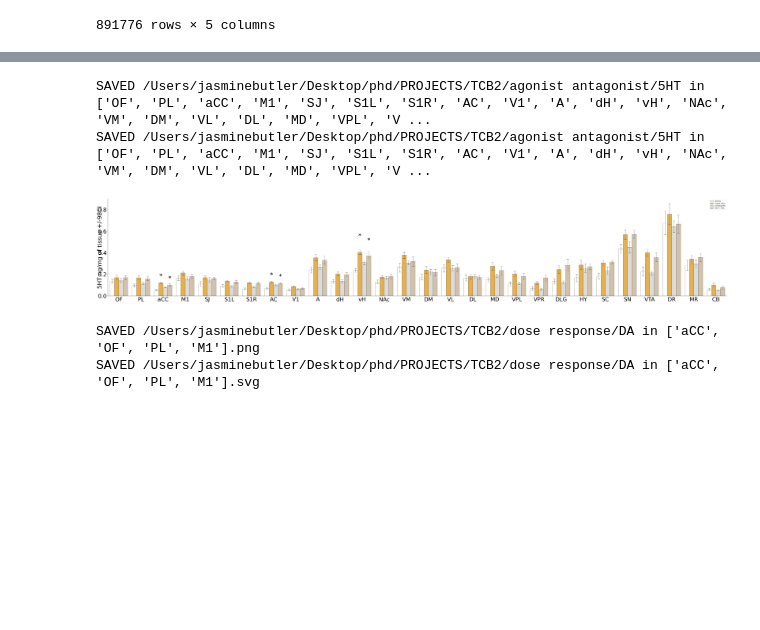
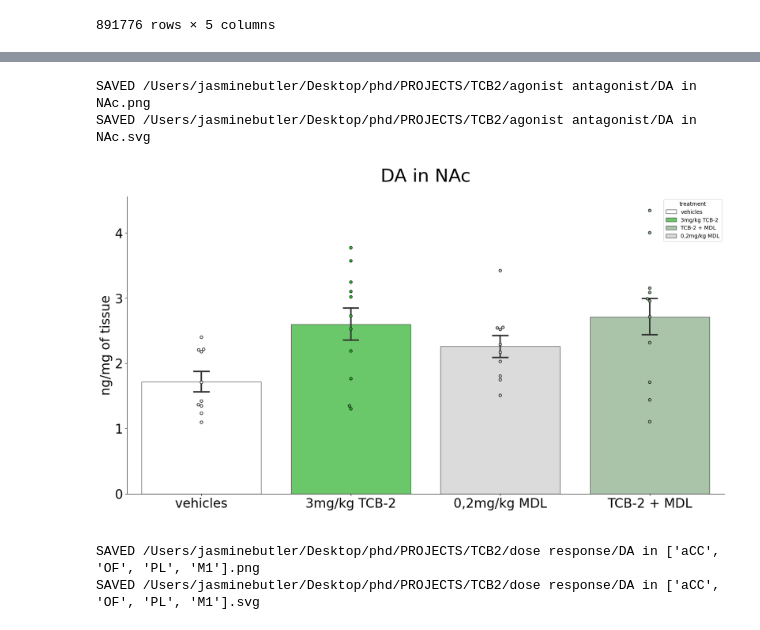
Before and after one commit to remicorne/phd, a Jupyter notebook: NEW_DASH.ipynb, the cells around one changed output, grey strips where cells are left out. Cells and saved outputs as stored; diff of their text form; code cells hidden in the pictures; blank space fills up the shorter version.

```diff
--- a/NEW_DASH.ipynb
+++ b/NEW_DASH.ipynb
@@ -89,39 +97,41 @@ Palette("TCB2").open()
 legit_regions = ["OF","PL","aCC","M1","SJ","S1L","S1R","AC","V1","A","dH","vH","NAc","VM","DM","VL","DL","MD","VPL","VPR","DLG","HY","SC","SN","VTA","DR","MR","CB"]
 high_DA = ['A','NAc', 'VM', 'DM', 'VL', 'DL', 'VTA']
 low_DA = ["OF","PL","aCC","M1","SJ","S1L","S1R","AC","V1","dH","vH","MD","VPL","VPR","DLG","HY","SC","SN","DR","MR","CB"]
 
 
 
 DA_high_sig = ['A','NAc', 'MD', 'HY'] #CROP 4 FIG / agg_antag ["NAc", "VM", "DM", "VL", "DL"]
 DA_low_sig = ["PL","aCC","S1L","S1R","DLG","HY","SC","DR"] #  /   agg_antag ["PL", "aCC", "S1L", "MR"]
 DOPAC_DA_sig = ["PL","aCC", "S1R","DM","DLG","CB"]
 toiMT_DA_sig = ["NAc","VM","DM","VL","DL"]
 HVA_DA_sig = ["dH", "HY", "SC","CB", "VTA"] #VTA sig two way agg antag
 
 NA_sig= ['aCC','vH', 'NAc','VPR','HY', 'SC', 'SN','VTA'] #VMA/NA in DLG add vH too for summary style / agg_ant ["aCC", "vH"]
 VMA_NA_sig = ['DLG']
 
+# "aCC" # ['5HT', 'DA', "NA", 'HVA'] # ["5HIAA/5HT", "5HT/5HTP", "DOPAC/DA"]
+
 from module.core.Figure import Histogram
 hist = Histogram('TCB2',
                 experiment='agonist antagonist',
-                compound="5HT",
-                region= legit_regions,
+                compound=['DA'],
+                region= "NAc",
                 from_scratch=True,
                 remove_outliers='calculated', # calculated / eliminated / False
-                # custom_params={"fig_width": 20},  # fixed fig with bar width vaires
+                custom_params={"fig_width": 20},  # fixed fig with bar width vaires
                 # custom_params={"ylabel_x": -0.02},
                 )
 
 # Histogram('TCB2', experiment="dose response", compound="5HIAA/5HT", region=None, from_scratch=True, remove_outliers=True)
 # Histogram('TCB2', compound="5HIAA/5HT", region=['CE'], from_scratch=True, handle_outliers=False)
 # Histogram('TCB2', compound="5HIAA/5HT", region=['CE'], from_scratch=True)
 # Histogram('TCB2', compound="5HIAA/5HT", from_scratch=True)
 
 # hist.statistics.select( test = 'tukey').result
 # %% [output]
-SAVED /Users/jasminebutler/Desktop/phd/PROJECTS/TCB2/agonist antagonist/5HT in ['OF', 'PL', 'aCC', 'M1', 'SJ', 'S1L', 'S1R', 'AC', 'V1', 'A', 'dH', 'vH', 'NAc', 'VM', 'DM', 'VL', 'DL', 'MD', 'VPL', 'V ...
-SAVED /Users/jasminebutler/Desktop/phd/PROJECTS/TCB2/agonist antagonist/5HT in ['OF', 'PL', 'aCC', 'M1', 'SJ', 'S1L', 'S1R', 'AC', 'V1', 'A', 'dH', 'vH', 'NAc', 'VM', 'DM', 'VL', 'DL', 'MD', 'VPL', 'V ...
+SAVED /Users/jasminebutler/Desktop/phd/PROJECTS/TCB2/agonist antagonist/DA in NAc.png
+SAVED /Users/jasminebutler/Desktop/phd/PROJECTS/TCB2/agonist antagonist/DA in NAc.svg
-[figure, old version]
+[figure, new version]
 # %%
 hist = Histogram('TCB2',
                 experiment='dose response',
```
Also changed, not shown: parts of 1 cell of this notebook, 1 other file.
